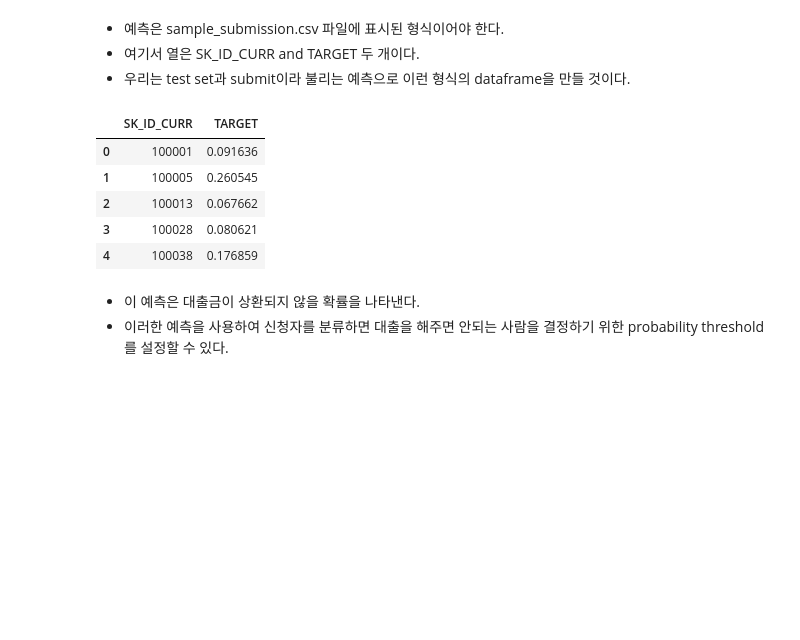
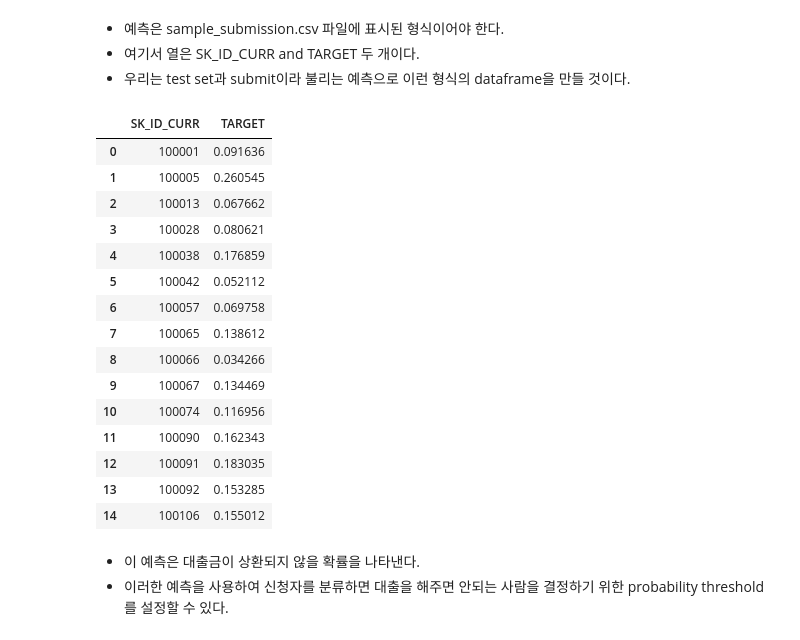
Before and after one commit to Deep-dive-into-Kaggle-and-ML/Kaggle, a Jupyter notebook: week08/Kyungdun/A_Gentle_Information2.ipynb, the cells around one changed output. Drawn from its saved outputs; the diff is of its cells as text; code cells hidden in the pictures; blank space fills up the shorter version.

```diff
--- a/week08/Kyungdun/A_Gentle_Information2.ipynb
+++ b/week08/Kyungdun/A_Gentle_Information2.ipynb
@@ -906,16 +906,26 @@ log_reg_pred=log_reg.predict_proba(test)[:,1]
 # %%
 #데이터프레임을 제출물로 만들기
 
 submit=app_test[['SK_ID_CURR']]
 submit['TARGET']=log_reg_pred
-submit.head()
+submit.head(15)
 # %% [output]
 |  | SK_ID_CURR | TARGET |
 | 0 | 100001 | 0.091636 |
 | 1 | 100005 | 0.260545 |
 | 2 | 100013 | 0.067662 |
 | 3 | 100028 | 0.080621 |
 | 4 | 100038 | 0.176859 |
+| 5 | 100042 | 0.052112 |
+| 6 | 100057 | 0.069758 |
+| 7 | 100065 | 0.138612 |
+| 8 | 100066 | 0.034266 |
+| 9 | 100067 | 0.134469 |
+| 10 | 100074 | 0.116956 |
+| 11 | 100090 | 0.162343 |
+| 12 | 100091 | 0.183035 |
+| 13 | 100092 | 0.153285 |
+| 14 | 100106 | 0.155012 |
 # %% [markdown]
 - 이 예측은 대출금이 상환되지 않을 확률을 나타낸다.
 - 이러한 예측을 사용하여 신청자를 분류하면 대출을 해주면 안되는 사람을 결정하기 위한 probability threshold를 설정할 수 있다.
```
Also changed, not shown: parts of 15 cells of this notebook, 8 other files.
